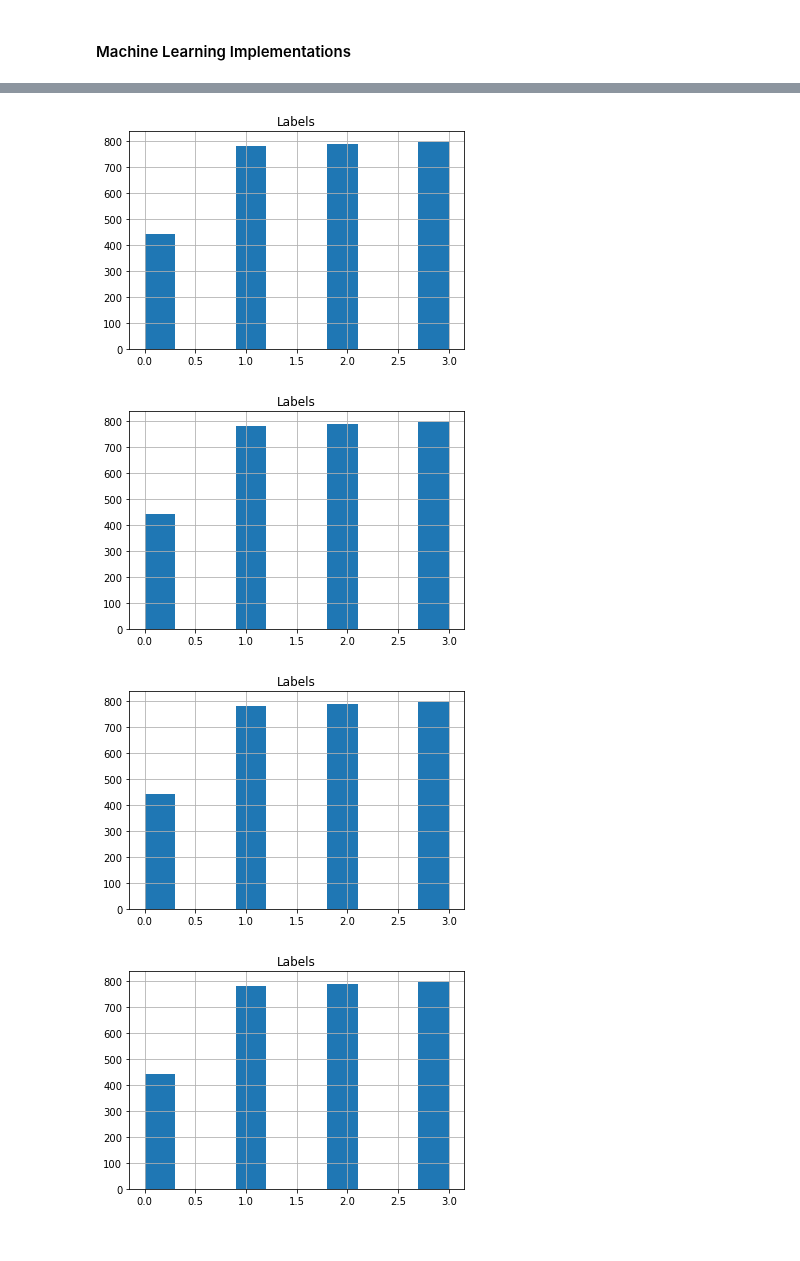
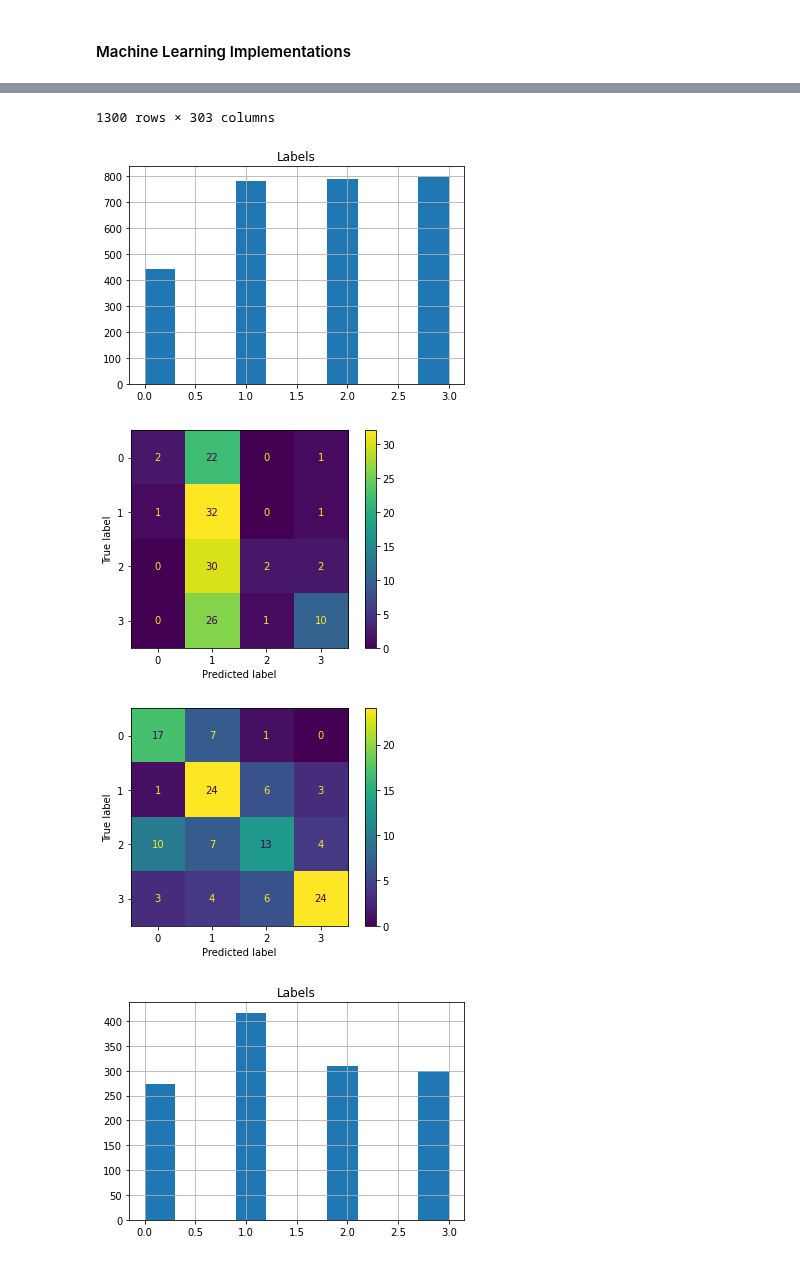
Before and after one commit to BaiYunpeng1949/mobile-eye-computing, a Jupyter notebook: ProcessDataNTestAlgorithm/[On] TraditionalMLunderWaveletStructure.ipynb, the cells around one changed output, grey strips where cells are left out. Drawn from its saved outputs; the diff is of its cells as text; code cells hidden in the pictures.

Commit message:
Added the confusion matrix, did a littel parameter tuning.

```diff
--- a/ProcessDataNTestAlgorithm/[On] TraditionalMLunderWaveletStructure.ipynb
+++ b/ProcessDataNTestAlgorithm/[On] TraditionalMLunderWaveletStructure.ipynb
@@ -38,7 +40,7 @@ DIFF_DM = 'Difference Diameter'
 TEST_SIZE_PCT = 0.1
 
 # Setting thresholds for 2 eyes' blinking rates.
-THRES_BLINKING_RATE = 0.7 # The default value.
+THRES_BLINKING_RATE = 0.3 # The default value.
 # %%
 # Read data and make them into processable formalities.
 filepath = '../Data/Results/21-11-13-13/results.csv'
@@ -123,15 +125,17 @@ def ml_pipeline(df_input):
     df = df.loc[:, df.columns != LUX]
 
     # Remove blinks.
-    df.hist(column=LABELS)
     before_blinking_filter = len(df)
     df = df.loc[df[ISBLINK_LEFT] <= THRES_BLINKING_RATE]
     df = df.loc[df[ISBLINK_RIGHT] <= THRES_BLINKING_RATE]
     after_blinking_filter = len(df)
     lost_data_num = before_blinking_filter - after_blinking_filter
     print('Before there was: ' + str(before_blinking_filter) + ' instances, then there is : ' + str(after_blinking_filter) + ' instances. ' + str(lost_data_num) + ' instances are lost.')
-    df.hist(column=LABELS)
 #     df = df.reset_index()  # This will add a feature column index to the dataset, and increases accuracy largely for KNN model. Comment this line. While SVM was less affected by KNN.
+
+    # Remove the blinking rates related features.
+    df = df.loc[:, df.columns != ISBLINK_LEFT]
+    df = df.loc[:, df.columns != ISBLINK_RIGHT]
 
     # Split dataset.
     # Get the X and y sets.
@@ -152,6 +156,10 @@ def ml_pipeline(df_input):
 
     score_svm = accuracy_score(y_test, y_pred_svm)
 
+    # Get the confusion matrix.
+    cm_svm = confusion_matrix(y_test, y_pred_svm)
+    cm_display_svm = ConfusionMatrixDisplay(cm_svm).plot() # These parts could be written in a function later as models increases.
+
     # KNN model.
     # Train the model.
     clf_neigh = KNeighborsClassifier(n_neighbors=5)
@@ -164,8 +172,15 @@ def ml_pipeline(df_input):
     # Accuracy score calculation.
     score_neigh = accuracy_score(y_test, y_pred_knn)
 
-    # Print the results
+    # Get the confusion matrix.
+    cm_knn = confusion_matrix(y_test, y_pred_knn)
+    cm_display_knn = ConfusionMatrixDisplay(cm_knn).plot()
+
+    # Print the results.
     print('The SVM result is: ' + str(score_svm) +  '\n The KNN result is: ' + str(score_neigh))
+
+    df_output = df.copy()
+    return df_output
 # %% [markdown]
 #### Machine Learning Implementations
 # %%
@@ -174,12 +189,15 @@ def ml_pipeline(df_input):
 time_domain_features = [AVE_DM, DIFF_DM, ISBLINK_LEFT, ISBLINK_RIGHT, LUX, PID, LABELS]
 df_baseline_time_features = df_numeric_features[time_domain_features].copy()
 
-# Looping and fine-tuning hyper-parameters.
+# Looping and fine-tuning hyper-parameters. TODO
 
 
 # Compare different features.
+df_baseline_time_features.hist(column=LABELS)
 print('The baseline results: ')
-ml_pipeline(df_input=df_baseline_time_features)
+df_used_features = ml_pipeline(df_input=df_baseline_time_features)
+df_used_features.hist(column=LABELS)
+
 print('The proposed features results: ')
 ml_pipeline(df_input=df_numeric_features)
 # %% [output]
@@ -196,4 +225,5 @@ The SVM result is: 0.36524822695035464
+1300 rows × 303 columns
 [figure]
-[figure, old version]
+[figure, new version]
-[figure, old version]
+[figure, new version]
-[figure, old version]
+[figure, new version]
```
Also changed, not shown: parts of 2 cells of this notebook.
